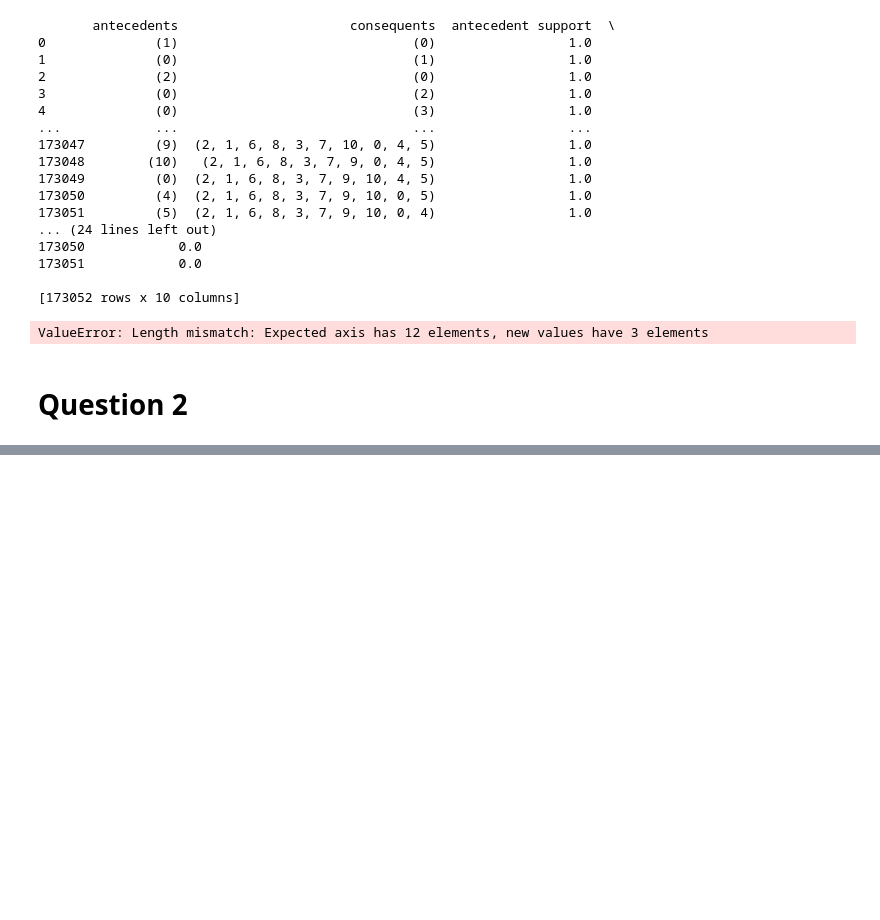
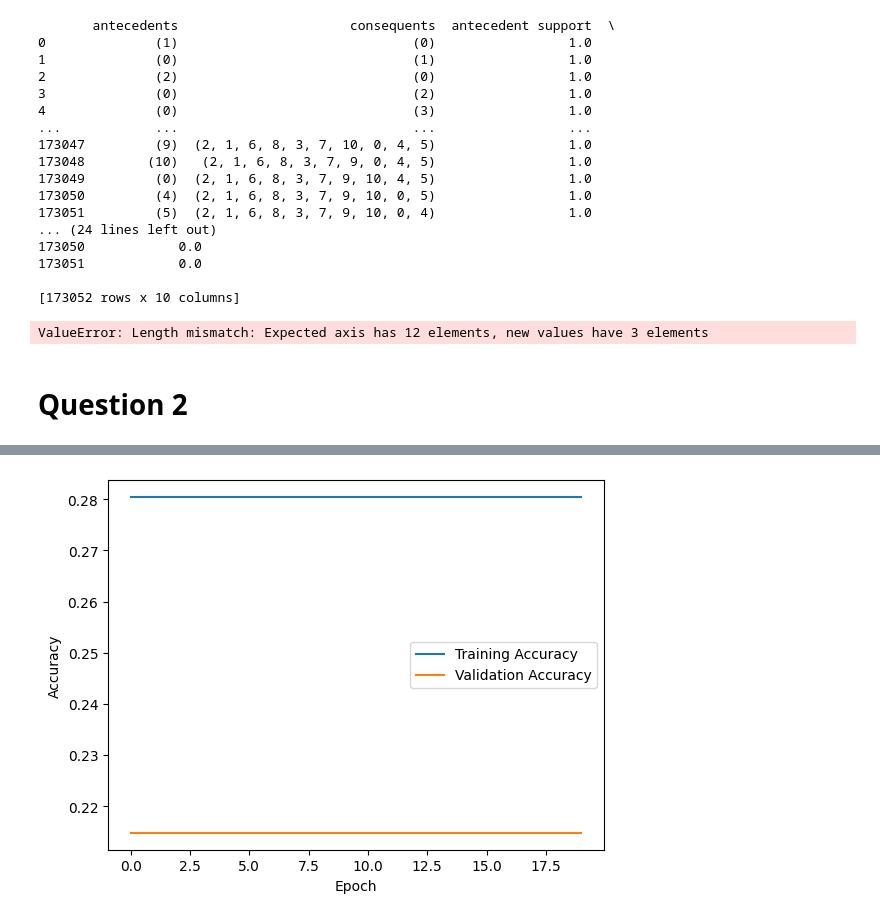
Before and after one commit to yagnaVNK/Data-Mining-1, a Jupyter notebook: Assignment3/Assignment3.ipynb, the cells around one changed output, grey strips where cells are left out. Saved outputs shown, nothing was run; the diff lists cells and outputs as text; code cells hidden in the pictures; blank space fills up the shorter version.

```diff
--- a/Assignment3/Assignment3.ipynb
+++ b/Assignment3/Assignment3.ipynb
@@ -135,17 +139,18 @@ torch.Size([3, 331, 331])
 # %%
+
 class CNN(nn.Module):
-    def __init__(self) -> None:
+    def __init__(self, kernel_size,dim = 164) -> None:
         super(CNN, self).__init__()
-        self.Layer1 = nn.Conv2d(3,8,kernel_size=(3,3),bias=True)
-        self.max_pool = nn.MaxPool2d(kernel_size=(2,2))
+        self.Layer1 = nn.Conv2d(3, 8, kernel_size=kernel_size, bias=True)
+        self.max_pool = nn.MaxPool2d(kernel_size=(2, 2))
         self.flatten = nn.Flatten()
-        self.hidden = nn.Linear(8*164*164,16)
-        self.fc = nn.Linear(16,4)
+        self.hidden = nn.Linear(8 * dim * dim, 16)
+        self.fc = nn.Linear(16, 4)
         self.relu = nn.ReLU()
 
-    def forward(self,x):
+    def forward(self, x):
         x = self.Layer1(x.float())
-        x = self.relu(x) # should be after max_pool or before?
+        x = self.relu(x)
         x = self.max_pool(x)
         x = self.flatten(x)
         x = self.hidden(x)
@@ -418,0 +160,4 @@ Epoch 10/10, Training Loss: 1.5437, Training Accuracy: 20.53%, Validation Loss:
+# %%
+model_kernel_3 = CNN(kernel_size=(3, 3),dim=164)
+model_kernel_5 = CNN(kernel_size=(5, 5),dim=163)
+model_kernel_7 = CNN(kernel_size=(7, 7),dim=162)
@@ -418,0 +251,5 @@ Epoch 10/10, Training Loss: 1.5437, Training Accuracy: 20.53%, Validation Loss:
+# %%
+# Train the model
+model_kernel_3.to(device)
+train_model(model_kernel_3, train_loader, val_loader, criterion, optimizer, device, num_epochs=20)
+# %% [output]
@@ -418,0 +276 @@ Epoch 10/10, Training Loss: 1.5437, Training Accuracy: 20.53%, Validation Loss:
+[figure, added]
```
Also changed, not shown: parts of 10 cells of this notebook.
